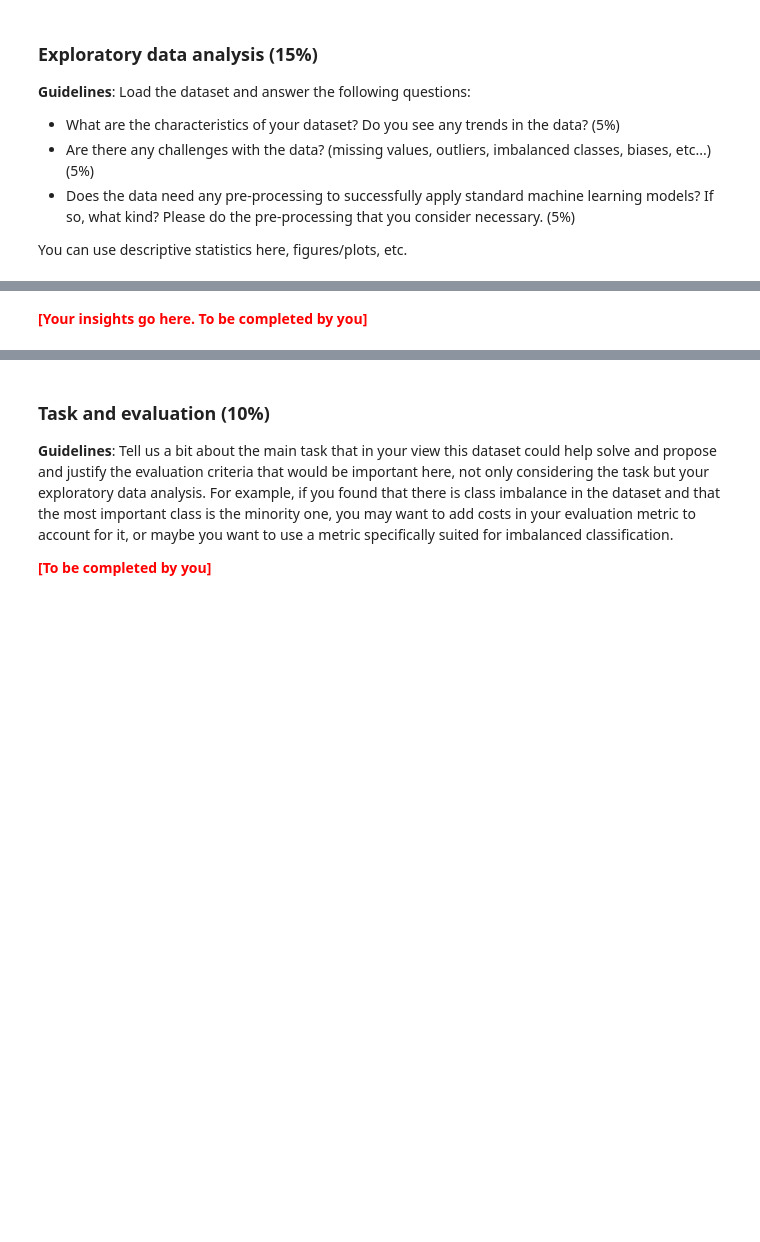
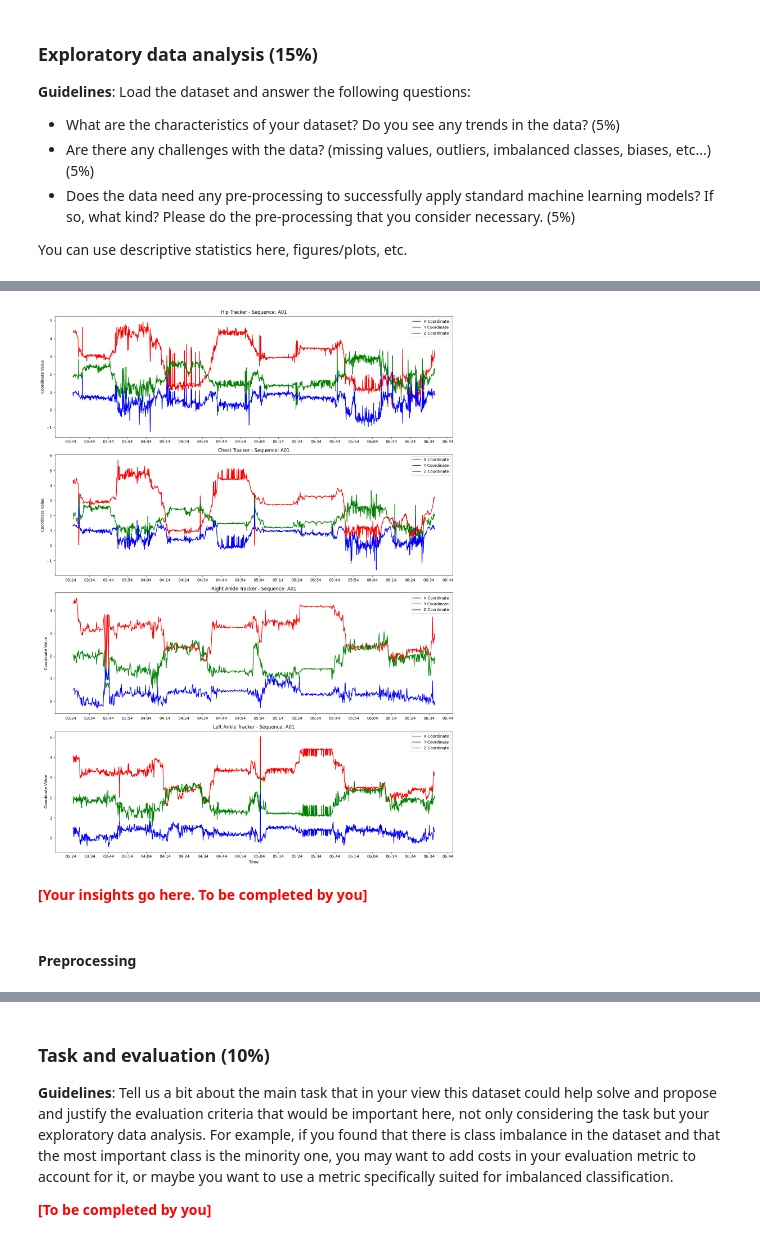
Before and after one commit to ElGrorg/LSTMFallDetection, a Jupyter notebook: coursework2_ai4sd.ipynb, the cells around one changed output, grey strips where cells are left out. Saved outputs shown, nothing was run; the diff lists cells and outputs as text; code cells hidden in the pictures; blank space fills up the shorter version.

```diff
--- a/coursework2_ai4sd.ipynb
+++ b/coursework2_ai4sd.ipynb
@@ -46,2 +195,29 @@ You can use descriptive statistics here, figures/plots, etc.
+# %%
+fig, axes = plt.subplots(nrows=4, ncols=1, figsize=(15, 20))
+
+tag_identifiers = ["020-000-032-221", "020-000-033-111", "010-000-030-096", "010-000-024-033"]
+titles = ["Hip Tracker", "Chest Tracker", "Right Ankle Tracker", "Left Ankle Tracker"]
+
+for ax, tag_id, title in zip(axes, tag_identifiers, titles):
+    tracker_df = sequence_data[sequence_data['tag_identifier'] == tag_id]
+    ax.plot(tracker_df['date'], tracker_df['x_coord'], label='X Coordinate', color='r')
+    ax.plot(tracker_df['date'], tracker_df['y_coord'], label='Y Coordinate', color='g')
+    ax.plot(tracker_df['date'], tracker_df['z_coord'], label='Z Coordinate', color='b')
+    ax.set_title(f'{title} - Sequence: {sequence}')
+    ax.set_ylabel('Coordinate Value')
+    ax.legend()
+
+    locator = mdates.SecondLocator(interval=10)  # Set interval to 30 seconds
+    formatter = mdates.DateFormatter('%M:%S')  # Format to show hours, minutes, and seconds
+    ax.xaxis.set_major_locator(locator)
+    ax.xaxis.set_major_formatter(formatter)
+
+axes[-1].set_xlabel('Time')
+plt.tight_layout()
+plt.show()
+# %% [output]
+[figure, added]
 # %% [markdown]
 <span style='color:red'> **[Your insights go here. To be completed by you]** </span>
+# %% [markdown]
+#### Preprocessing
```
Also changed, not shown: parts of 52 cells of this notebook, 2 other files.
